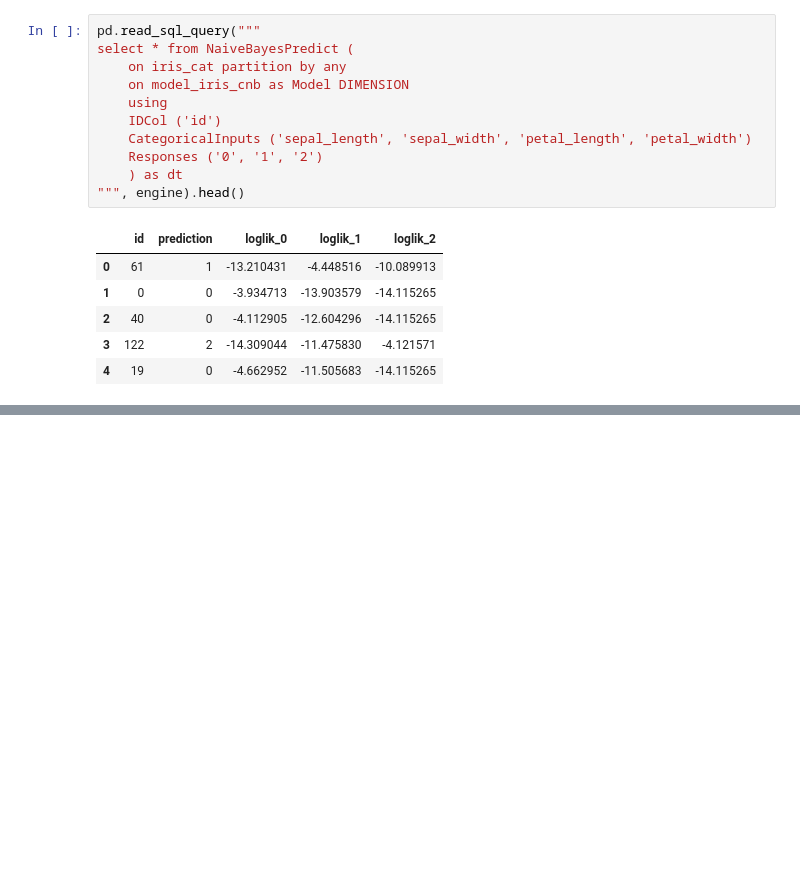
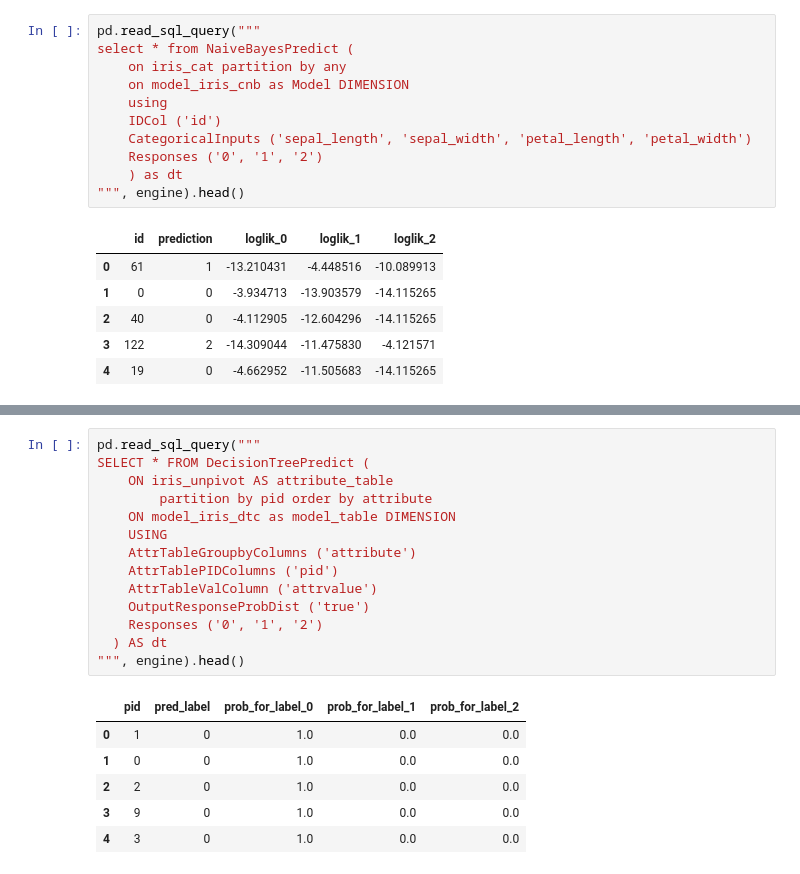
Before and after one commit to Yukimura66/sklearn2vantage, a Jupyter notebook: HowToUse.ipynb, the cells around one changed output, grey strips where cells are left out. Saved outputs shown, nothing was run; the diff lists cells and outputs as text; blank space fills up the shorter version.

```diff
--- a/HowToUse.ipynb
+++ b/HowToUse.ipynb
@@ -317,0 +387,21 @@ select * from NaiveBayesPredict (
+# %%
+pd.read_sql_query("""
+SELECT * FROM DecisionTreePredict (
+    ON iris_unpivot AS attribute_table
+        partition by pid order by attribute
+    ON model_iris_dtc as model_table DIMENSION
+    USING
+    AttrTableGroupbyColumns ('attribute')
+    AttrTablePIDColumns ('pid')
+    AttrTableValColumn ('attrvalue')
+    OutputResponseProbDist ('true')
+    Responses ('0', '1', '2')
+  ) AS dt
+""", engine).head()
+# %% [output]
+|  | pid | pred_label | prob_for_label_0 | prob_for_label_1 | prob_for_label_2 |
+| 0 | 1 | 0 | 1.0 | 0.0 | 0.0 |
+| 1 | 0 | 0 | 1.0 | 0.0 | 0.0 |
+| 2 | 2 | 0 | 1.0 | 0.0 | 0.0 |
+| 3 | 9 | 0 | 1.0 | 0.0 | 0.0 |
+| 4 | 3 | 0 | 1.0 | 0.0 | 0.0 |
```
Also changed, not shown: parts of 11 cells of this notebook, 2 other files.
